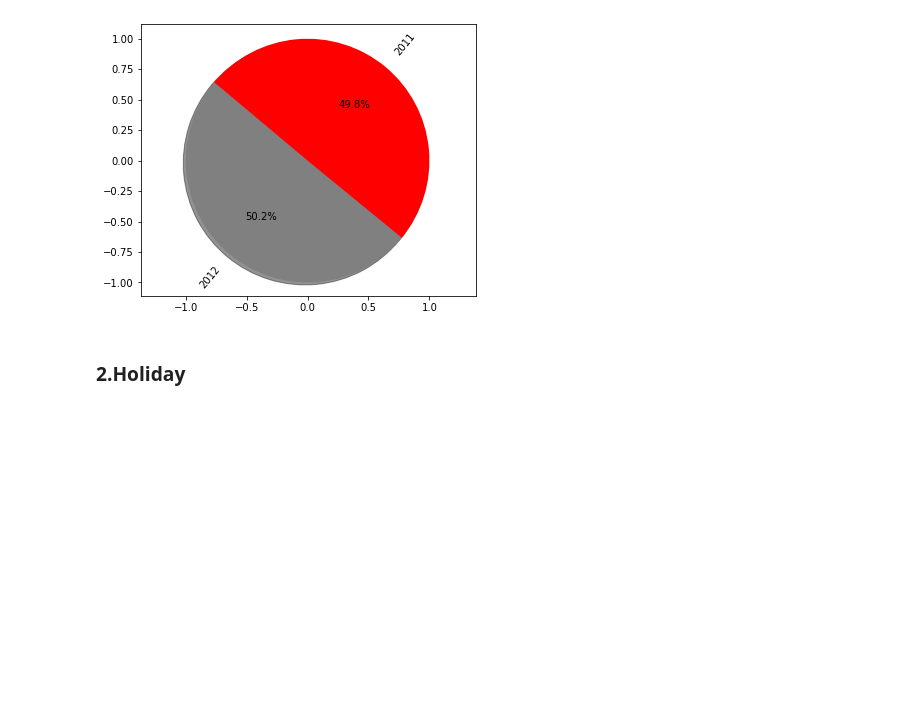
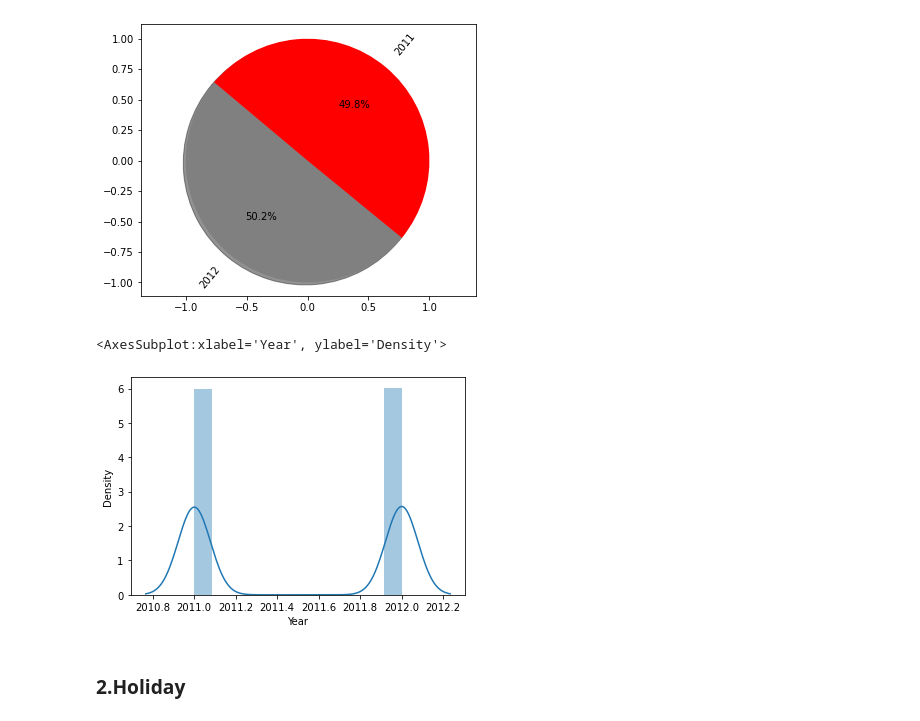
Before and after one commit to MayurNaktode/Bike-Sharing-Demand, a Jupyter notebook: Bike Sharing Demand.ipynb, the cells around one changed output. Drawn from its saved outputs; the diff is of its cells as text; code cells hidden in the pictures; blank space fills up the shorter version.

```diff
--- a/Bike Sharing Demand.ipynb
+++ b/Bike Sharing Demand.ipynb
@@ -338,6 +339,11 @@ plt.savefig("EDA_img\year.jpg")
 plt.show()
 # %% [output]
 [figure]
+# %%
+sns.distplot(df_bsd_train['Year'],)
+# %% [output]
+<AxesSubplot:xlabel='Year', ylabel='Density'>
+[figure, added]
 # %% [markdown]
 ### 2.Holiday
 # %%
```
Also changed, not shown: parts of 40 cells of this notebook.
